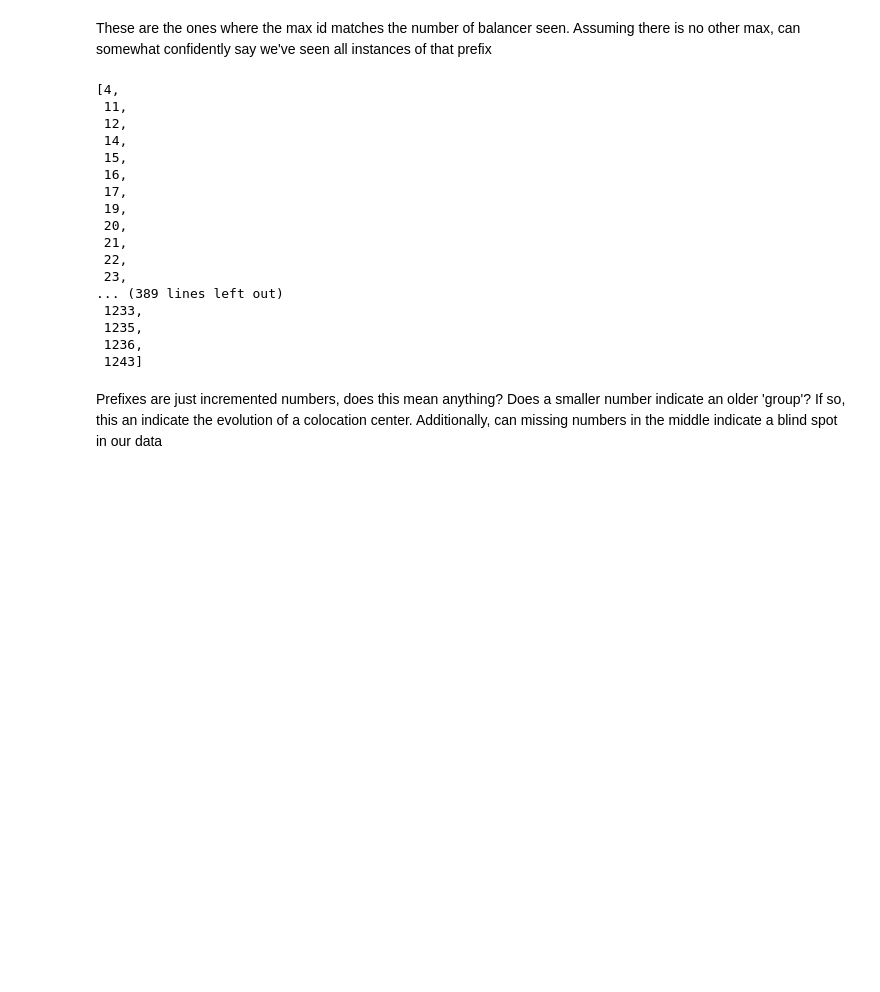
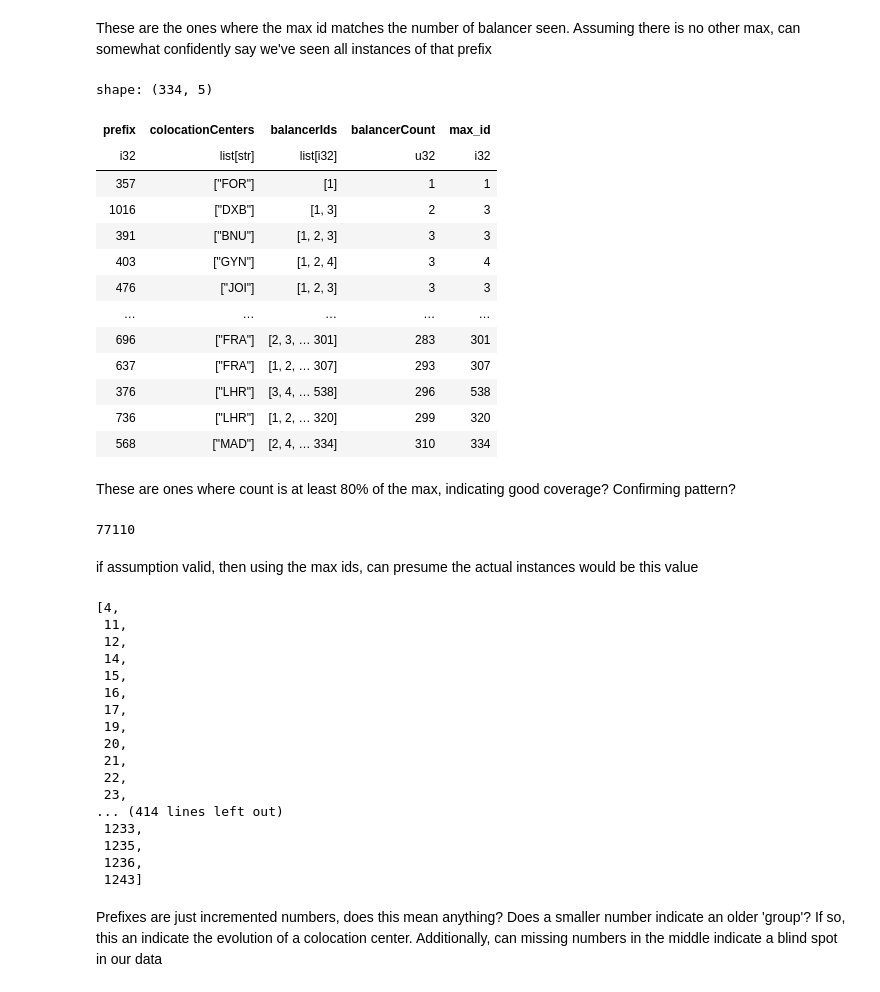
Before and after one commit to YoussefHenna/tud-im-cloudflare-lb-measurments, a Jupyter notebook: analysis/prefixes.ipynb, the cells around one changed output. Drawn from its saved outputs; the diff is of its cells as text; code cells hidden in the pictures; blank space fills up the shorter version.

Commit message:
some more prefix anaylsis

```diff
--- a/analysis/prefixes.ipynb
+++ b/analysis/prefixes.ipynb
@@ -120,8 +120,38 @@ shape: (42, 5)
 | 1231 | ["SJC"] | [1, 2, … 153] | 153 | 153 |
 # %% [markdown]
 These are the ones where the max id matches the number of balancer seen. Assuming there is no other max, can somewhat confidently say we've seen all instances of that prefix
+# %%
+within_80_percent = with_max_id.filter(
+    (pl.col("balancerCount") / pl.col("max_id")) >= 0.8
+)
+
+within_80_percent
+# %% [output]
+shape: (334, 5)
+| prefix | colocationCenters | balancerIds | balancerCount | max_id |
+| i32 | list[str] | list[i32] | u32 | i32 |
+| 357 | ["FOR"] | [1] | 1 | 1 |
+| 1016 | ["DXB"] | [1, 3] | 2 | 3 |
+| 391 | ["BNU"] | [1, 2, 3] | 3 | 3 |
+| 403 | ["GYN"] | [1, 2, 4] | 3 | 4 |
+| 476 | ["JOI"] | [1, 2, 3] | 3 | 3 |
+| … | … | … | … | … |
+| 696 | ["FRA"] | [2, 3, … 301] | 283 | 301 |
+| 637 | ["FRA"] | [1, 2, … 307] | 293 | 307 |
+| 376 | ["LHR"] | [3, 4, … 538] | 296 | 538 |
+| 736 | ["LHR"] | [1, 2, … 320] | 299 | 320 |
+| 568 | ["MAD"] | [2, 4, … 334] | 310 | 334 |
+# %% [markdown]
+These are ones where count is at least 80% of the max, indicating good coverage? Confirming pattern?
+# %%
+with_max_id["max_id"].sum()
+# %% [output]
+77110
+# %% [markdown]
+if assumption valid, then using the max ids, can presume the actual instances would be this value
 # %%
-grouped_by_prefix.sort("prefix")["prefix"].to_list()
+prefixes = grouped_by_prefix.sort("prefix")["prefix"].to_list()
+prefixes
 # %% [output]
 [4,
  11,
@@ -135,7 +165,7 @@ grouped_by_prefix.sort("prefix")["prefix"].to_list()
  21,
  22,
  23,
-... (389 lines left out)
+... (414 lines left out)
  1233,
  1235,
  1236,
```
Also changed, not shown: parts of 5 cells of this notebook.
